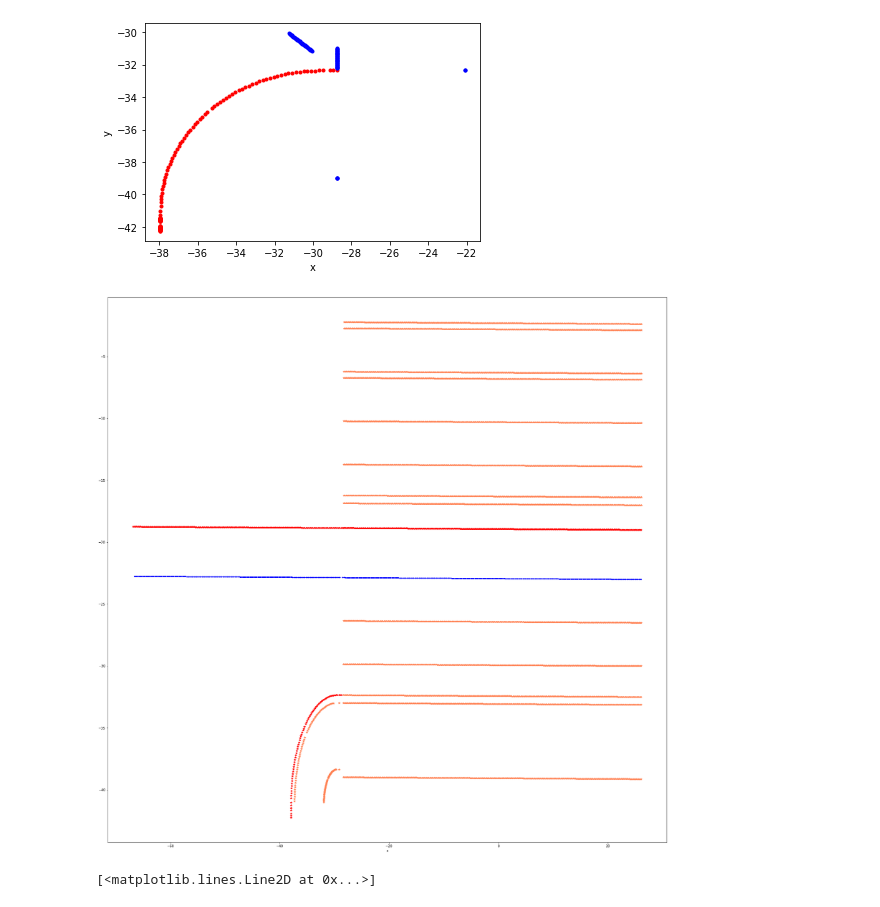
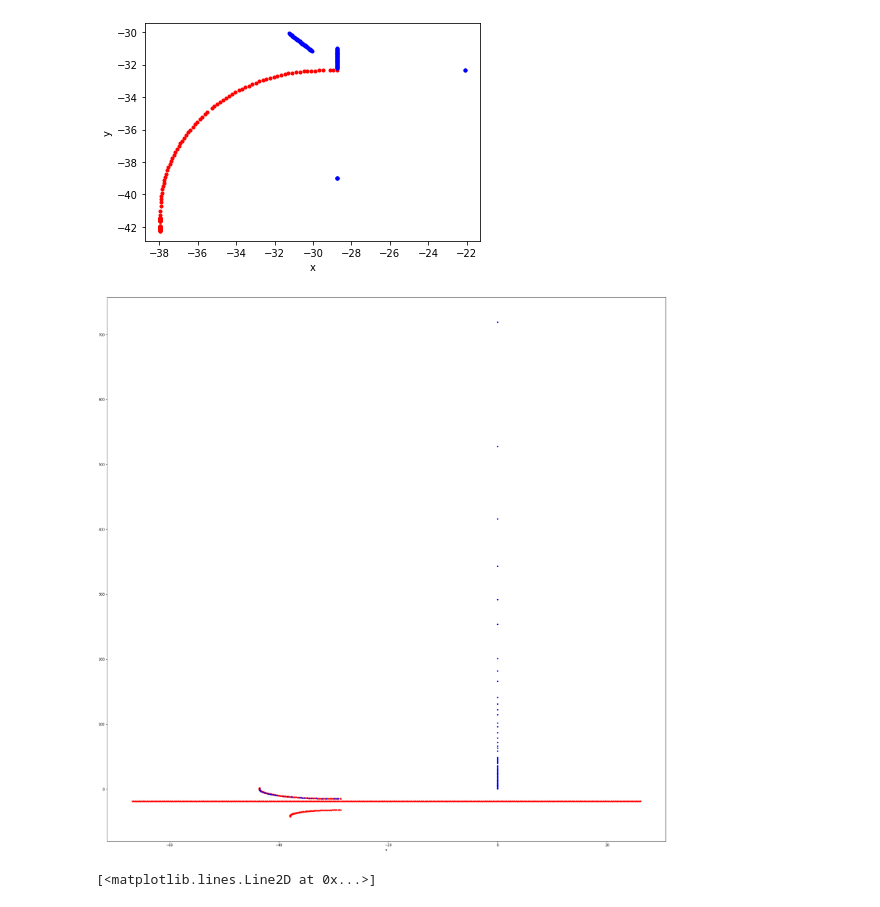
Before and after one commit to wahihihi/prediction, a Jupyter notebook: prediction/src/hdmap/data/opendrive_data.ipynb, the cells around one changed output. Drawn from its saved outputs; the diff is of its cells as text; code cells hidden in the pictures.

```diff
--- a/prediction/src/hdmap/data/opendrive_data.ipynb
+++ b/prediction/src/hdmap/data/opendrive_data.ipynb
@@ -311,17 +311,23 @@ import math
 POINT_COLUMN_NAMES = ['x', 'y']
 df_reference = pd.read_csv('/home/swh/catkin_ws/src/prediction/log/reference_line_data.txt', header=None, sep=',')
 df_reference.columns = POINT_COLUMN_NAMES
-df_center = pd.read_csv('/home/swh/catkin_ws/src/prediction/log/center_line_data.txt', header=None, sep=',')
-df_center.columns = POINT_COLUMN_NAMES
+# df_center = pd.read_csv('/home/swh/catkin_ws/src/prediction/log/center_line_data.txt', header=None, sep=',')
+# df_center.columns = POINT_COLUMN_NAMES
 # df_right = pd.read_csv('/home/swh/catkin_ws/src/prediction/log/right_line_data.txt', header=None, sep=',')
 # df_right.columns = POINT_COLUMN_NAMES
+# df_left = pd.read_csv('/home/swh/catkin_ws/src/prediction/log/left_line_data.txt', header=None, sep=',')
+# df_left.columns = POINT_COLUMN_NAMES
 
-# df_center = pd.read_csv('/home/swh/catkin_ws/src/prediction/log/prediction_node.ERROR', header=None, sep=',')
+
+
+df_center_ = pd.read_csv('/home/swh/catkin_ws/src/prediction/log/prediction_node.ERROR', header=None, sep=',')
 # df_right = pd.read_csv('/home/swh/catkin_ws/src/prediction/log/prediction_node.ERROR', header=None, sep=',')
+# df_left_ = pd.read_csv('/home/swh/catkin_ws/src/prediction/log/prediction_node.ERROR', header=None, sep=',')
 # df_ref = pd.read_csv('/home/swh/catkin_ws/src/prediction/log/prediction_node.ERROR', header=None, sep=',')
-# df_center.columns = POINT_COLUMN_NAMES
+df_center_.columns = POINT_COLUMN_NAMES
 # df_right.columns = POINT_COLUMN_NAMES
-# df_ref.columns = POINT_COLUMN_NAMES
+# df_left_.columns = POINT_COLUMN_NAMES
+df_ref.columns = POINT_COLUMN_NAMES
 
 # df_right = pd.read_csv('/home/ai/catkin_ws/src/prediction/log/right_line_data.txt', header=None, sep=',')
 # df_right.columns = POINT_COLUMN_NAMES
@@ -330,49 +336,58 @@ plt.figure(figsize=(30,30))
 plt.xlabel("x")
 plt.ylabel("")
 
-df_road_20_331_data = pd.read_csv('/home/swh/catkin_ws/src/prediction/log/road_20_331_data.txt', header=None, sep=',')
-df_road_20_331_data.columns = POINT_COLUMN_NAMES
+# df_road_20_331_data = pd.read_csv('/home/swh/catkin_ws/src/prediction/log/road_20_331_data.txt', header=None, sep=',')
+# df_road_20_331_data.columns = POINT_COLUMN_NAMES
 
 # df_road_20_center_data = pd.read_csv('/home/ai/catkin_ws/src/prediction/log/road_20_center_data.txt', header=None, sep=',')
 # df_road_20_center_data.columns = POINT_COLUMN_NAMES
 
 # df_road_20_left_data = pd.read_csv('/home/swh/catkin_ws/src/prediction/log/road_20_left_data.txt', header=None, sep=',')
 # df_road_20_left_data.columns = POINT_COLUMN_NAMES
 
 # df_road_20_right_data = pd.read_csv('/home/swh/catkin_ws/src/prediction/log/road_20_right_data.txt', header=None, sep=',')
 # df_road_20_right_data.columns = POINT_COLUMN_NAMES
 reference_xpoints = np.array(df_reference['x'])
 reference_ypoints = np.array(df_reference['y'])
-center_xpoints = np.array(df_center['x'])
-center_ypoints = np.array(df_center['y'])
+# center_xpoints = np.array(df_center['x'])
+# center_ypoints = np.array(df_center['y'])
+center_xpoints_ = np.array(df_center_['x'])
+center_ypoints_ = np.array(df_center_['y'])
 # right_xpoints = np.array(df_right['x'])
 # right_ypoints = np.array(df_right['y'])
+# left_xpoints = np.array(df_left['x'])
+# left_ypoints = np.array(df_left['y'])
+# left_xpoints_ = np.array(df_left_['x'])
+# left_ypoints_ = np.array(df_left_['y'])
 # ref_xpoints = np.array(df_ref['x'])
 # ref_ypoints = np.array(df_ref['y'])
 # right_xpoints = np.array(df_right['x'])
 # right_ypoints = np.array(df_right['y'])
-df_road_20_331_data_xpoints = np.array(df_road_20_331_data['x'])
-df_road_20_331_data_ypoints = np.array(df_road_20_331_data['y'])
+# df_road_20_331_data_xpoints = np.array(df_road_20_331_data['x'])
+# df_road_20_331_data_ypoints = np.array(df_road_20_331_data['y'])
 # df_road_20_center_data_xpoints = np.array(df_road_20_331_data_xpoints['x'])
 # df_road_20_center_data_ypoints = np.array(df_road_20_331_data_ypoints['y'])
 # df_road_20_left_data_xpoints = np.array(df_road_20_left_data['x'])
 # df_road_20_left_data_ypoints = np.array(df_road_20_left_data['y'])
 # df_road_20_right_data_xpoints = np.array(df_road_20_right_data['x'])
 # df_road_20_right_data_ypoints = np.array(df_road_20_right_data['y'])
 
 plt.plot(reference_xpoints, reference_ypoints,"*",color='r')
-plt.plot(center_xpoints, center_ypoints,".",c='b')
+# plt.plot(center_xpoints, center_ypoints,".",c='b')
+plt.plot(center_xpoints_, center_ypoints_,".",c='b')
 # plt.plot(right_xpoints, right_ypoints,".",c='g')
 # plt.plot(ref_xpoints, ref_ypoints,".",c='r')
-# plt.plot(right_xpoints, right_ypoints,".",color='g')
-plt.plot(df_road_20_331_data_xpoints, df_road_20_331_data_ypoints,"*",color='#FF7F50')
+# plt.plot(left_xpoints_, left_ypoints_,".",c='g')
+# plt.plot(left_xpoints, left_ypoints,".",c='g')
+# plt.plot(right_xpoints, right_ypoints,".",color='g')all
+# plt.plot(df_road_20_331_data_xpoints, df_road_20_331_data_ypoints,"*",color='#FF7F50')
 # plt.plot(df_road_20_reference_data_xpoints, df_road_20_reference_data_ypoints,"*",color='r')
 # plt.plot(df_road_20_left_data_xpoints, df_road_20_left_data_ypoints,"*",color='g')
 # plt.plot(df_road_20_right_data_xpoints, df_road_20_right_data_ypoints,"*",color='g')
 
 plt.show()
 # %% [output]
-[figure, old version]
+[figure, new version]
 # %%
 import pandas as pd
 import numpy as np
```
Also changed, not shown: 4 other files.
